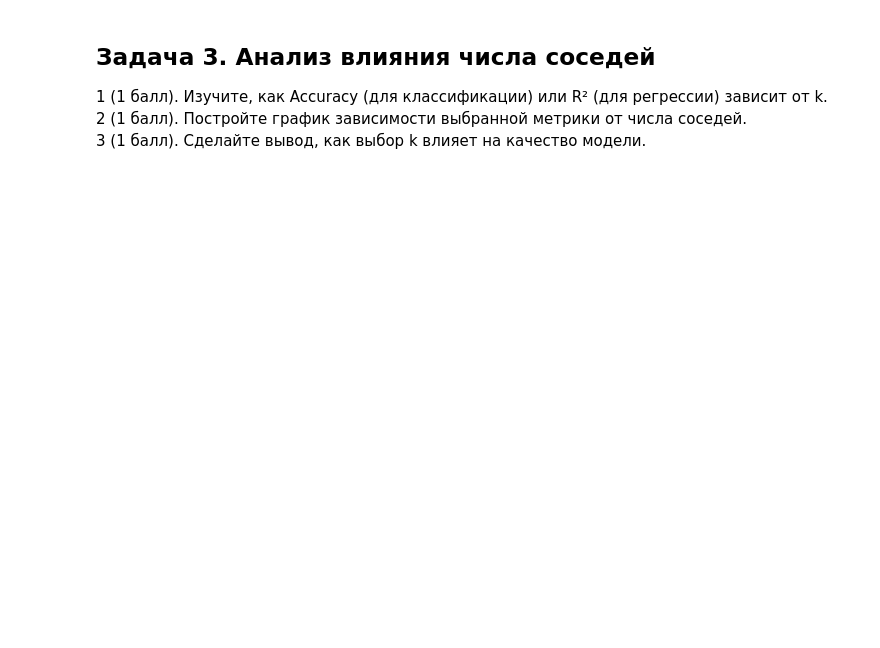
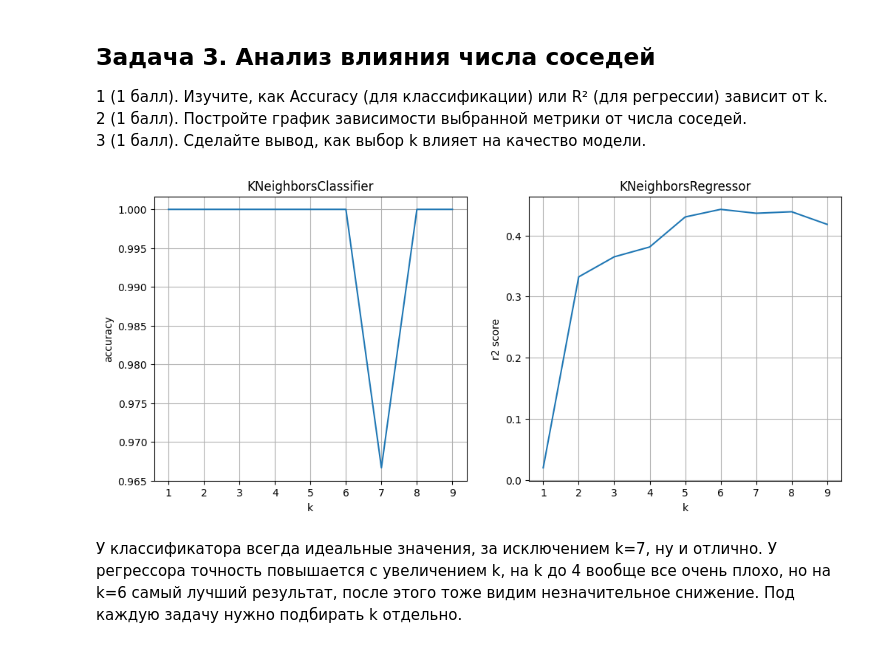
Before and after one commit to Lizavetka99/t-akademy, a Jupyter notebook: python hw2/knn_homework-50ebc903-656b-4aec-9cfb-83f4f6d84999.ipynb, the cells around one changed output. Saved outputs shown, nothing was run; the diff lists cells and outputs as text; code cells hidden in the pictures; blank space fills up the shorter version.

```diff
--- a/python hw2/knn_homework-50ebc903-656b-4aec-9cfb-83f4f6d84999.ipynb
+++ b/python hw2/knn_homework-50ebc903-656b-4aec-9cfb-83f4f6d84999.ipynb
@@ -49,4 +103,46 @@ from sklearn.metrics import (
 2 (1 балл). Постройте график зависимости выбранной метрики от числа соседей.
 3 (1 балл). Сделайте вывод, как выбор k влияет на качество модели.
 # %%
-# Сюда нужно написать код решения задачи
+k = np.arange(1, 10, 1)
+
+accuracy_scores = []
+data = load_iris()
+X_train, X_test, y_train, y_test = train_test_split(data.data, data.target, test_size=0.2, random_state=42)
+
+for i in k:
+  model = KNeighborsClassifier(n_neighbors=i)
+  model.fit(X_train, y_train)
+  pred = model.predict(X_test)
+  accuracy_scores.append(accuracy_score(y_test, pred))
+
+r2_scores = []
+data = load_diabetes()
+X_train, X_test, y_train, y_test = train_test_split(data.data, data.target, test_size=0.2, random_state=42)
+
+for i in k:
+  model = KNeighborsRegressor(n_neighbors=i)
+  model.fit(X_train, y_train)
+  pred = model.predict(X_test)
+  r2_scores.append(r2_score(y_test, pred))
+
+plt.figure(figsize=(12, 5))
+plt.subplot(1, 2, 1)
+plt.plot(k, accuracy_scores)
+plt.xlabel('k')
+plt.ylabel('accuracy')
+plt.title('KNeighborsClassifier')
+plt.grid(True)
+
+plt.subplot(1, 2, 2)
+plt.plot(k, r2_scores)
+plt.xlabel('k')
+plt.ylabel('r2 score')
+plt.title('KNeighborsRegressor')
+plt.grid(True)
+
+plt.show()
+# %% [output]
+[figure, added]
+# %% [markdown]
+У классификатора всегда идеальные значения, за исключением k=7, ну и отлично.
+У регрессора точность повышается с увеличением k, на k до 4 вообще все очень плохо, но на k=6 самый лучший результат, после этого тоже видим незначительное снижение. Под каждую задачу нужно подбирать k отдельно.
```
Also changed, not shown: parts of 5 cells of this notebook.
